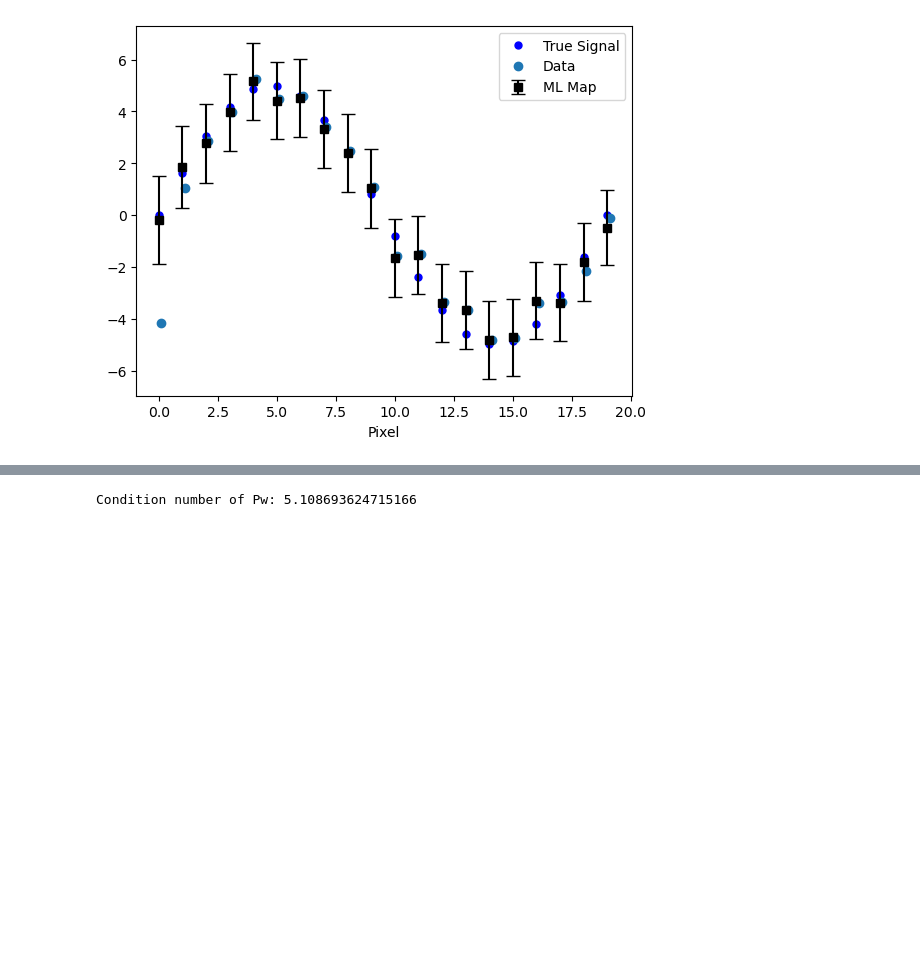
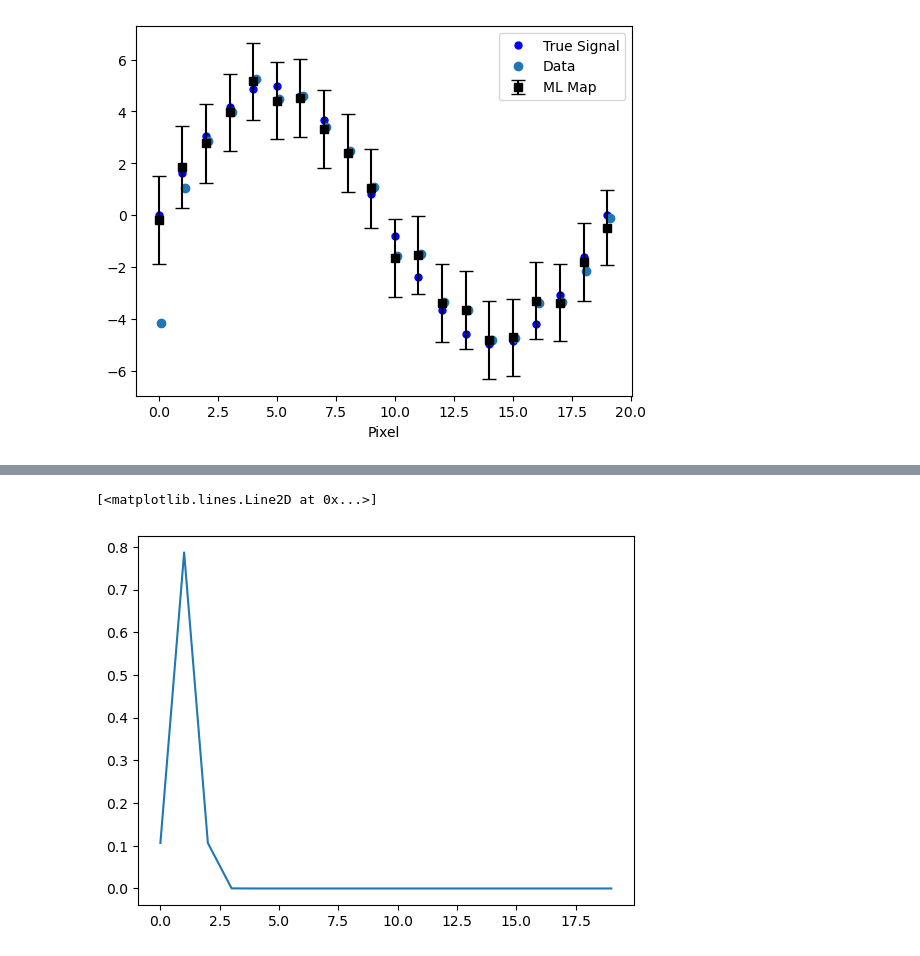
Before and after one commit to dodelson/SPT, a Jupyter notebook: Naess.ipynb, the cells around one changed output, grey strips where cells are left out. Saved outputs shown, nothing was run; the diff lists cells and outputs as text; code cells hidden in the pictures; blank space fills up the shorter version.

```diff
--- a/Naess.ipynb
+++ b/Naess.ipynb
@@ -646,0 +643,6 @@ np.linalg.cond(F)
+# %%
+print('Pixel, Weighted Number of Samples, Simple Noise Prediction, Actual Noise Prediction')
+print('--------------')
+for i in range(npix):
+    sum1=np.sum(Pw[:, i])
+    print(i,sum1,np.sqrt(N[i,i])/np.sqrt(sum1),error[i])
@@ -662,5 +710,5 @@ plt.show()
 # %%
-import numpy.linalg as la
-print("Condition number of Pw:", la.cond(Pw))
+plt.plot(Pw[100,:])
 # %% [output]
-Condition number of Pw: 5.108693624715166
+[<matplotlib.lines.Line2D at 0x...>]
+[figure, added]
```
Also changed, not shown: parts of 13 cells of this notebook.
